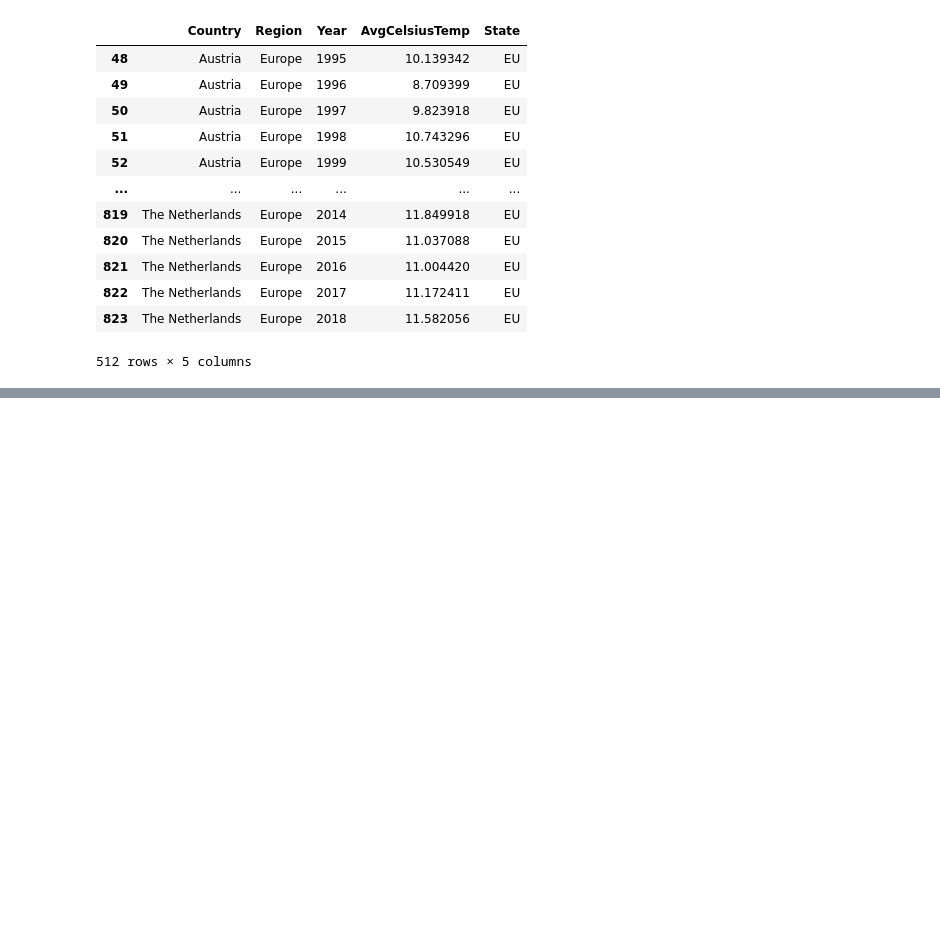
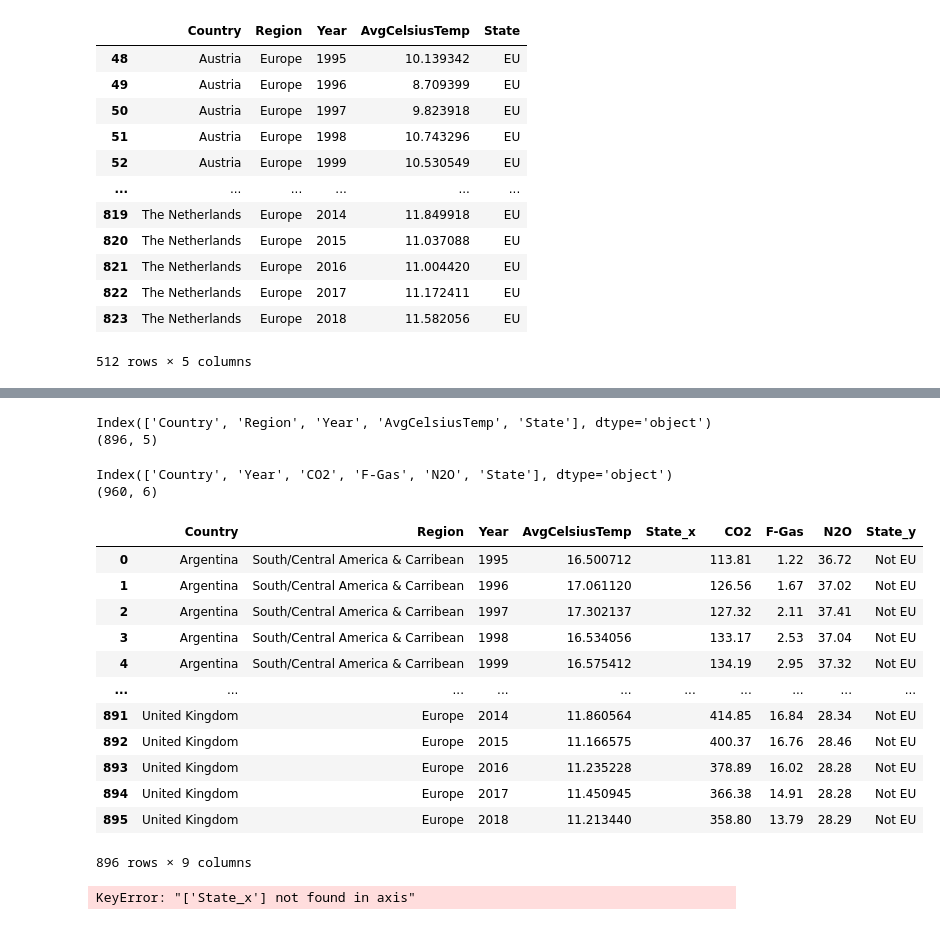
Before and after one commit to chrisvinhston/Statistically_Significant_Insights, a Jupyter notebook: data_cleaning_cityTemp_and_merge.ipynb, the cells around one changed output, grey strips where cells are left out. Drawn from its saved outputs; the diff is of its cells as text; code cells hidden in the pictures; blank space fills up the shorter version.

Commit message:
merge of DF

```diff
--- a/data_cleaning_cityTemp.ipynb
+++ b/data_cleaning_cityTemp_and_merge.ipynb
@@ -471,0 +469,4 @@ df5.to_csv(r'C:\Users\lilie\GitHubProjects\IronEstelle\Statistically_Significant
+# %%
+os.chdir(r'C:\Users\lilie\GitHubProjects\IronEstelle\Statistically_Significant_Insights\cleaned_data')
+df_gaz = pd.read_csv('Gas_global.csv')
+df_gaz.head()
@@ -471,0 +480,4 @@ df5.to_csv(r'C:\Users\lilie\GitHubProjects\IronEstelle\Statistically_Significant
+# %%
+df_gaz.rename(columns={'Date': 'Year'}, inplace=True)
+del df_gaz['Unnamed: 0']
+df_gaz.head()
@@ -471,0 +491,34 @@ df5.to_csv(r'C:\Users\lilie\GitHubProjects\IronEstelle\Statistically_Significant
+# %%
+print(df5.columns)
+print(df5.shape)
+# %% [output]
+Index(['Country', 'Region', 'Year', 'AvgCelsiusTemp', 'State'], dtype='object')
+(896, 5)
+# %%
+print(df_gaz.columns)
+print(df_gaz.shape)
+# %% [output]
+Index(['Country', 'Year', 'CO2', 'F-Gas', 'N2O', 'State'], dtype='object')
+(960, 6)
+# %%
+df_merge = df5.merge(df_gaz, on=['Country','Year'], how='left').fillna(0)
+df_merge
+# %% [output]
+|  | Country | Region | Year | AvgCelsiusTemp | State_x | CO2 | F-Gas | N2O | State_y |
+| 0 | Argentina | South/Central America & Carribean | 1995 | 16.500712 |  | 113.81 | 1.22 | 36.72 | Not EU |
+| 1 | Argentina | South/Central America & Carribean | 1996 | 17.061120 |  | 126.56 | 1.67 | 37.02 | Not EU |
+| 2 | Argentina | South/Central America & Carribean | 1997 | 17.302137 |  | 127.32 | 2.11 | 37.41 | Not EU |
+| 3 | Argentina | South/Central America & Carribean | 1998 | 16.534056 |  | 133.17 | 2.53 | 37.04 | Not EU |
+| 4 | Argentina | South/Central America & Carribean | 1999 | 16.575412 |  | 134.19 | 2.95 | 37.32 | Not EU |
+| ... | ... | ... | ... | ... | ... | ... | ... | ... | ... |
+| 891 | United Kingdom | Europe | 2014 | 11.860564 |  | 414.85 | 16.84 | 28.34 | Not EU |
+| 892 | United Kingdom | Europe | 2015 | 11.166575 |  | 400.37 | 16.76 | 28.46 | Not EU |
+| 893 | United Kingdom | Europe | 2016 | 11.235228 |  | 378.89 | 16.02 | 28.28 | Not EU |
+| 894 | United Kingdom | Europe | 2017 | 11.450945 |  | 366.38 | 14.91 | 28.28 | Not EU |
+| 895 | United Kingdom | Europe | 2018 | 11.213440 |  | 358.80 | 13.79 | 28.29 | Not EU |
+896 rows × 9 columns
+# %%
+df_merge.drop('State_x', axis=1, inplace=True)
+df_merge.rename(columns={'State_y': 'State'}, inplace=True)
+# %% [output]
+KeyError: "['State_x'] not found in axis"
```
Also changed, not shown: parts of 6 cells of this notebook, 1 other file.
